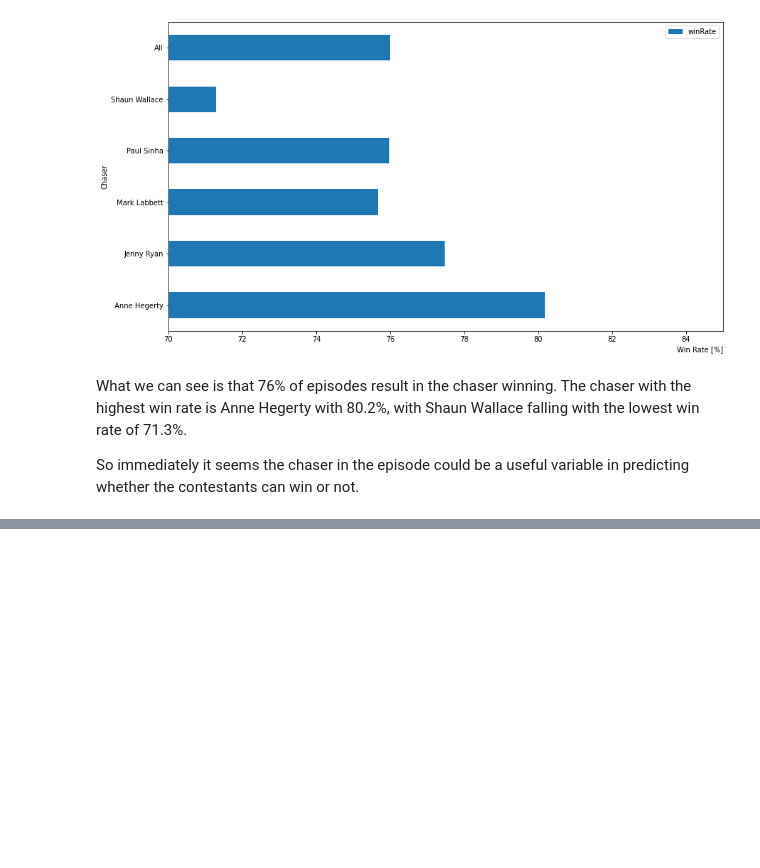
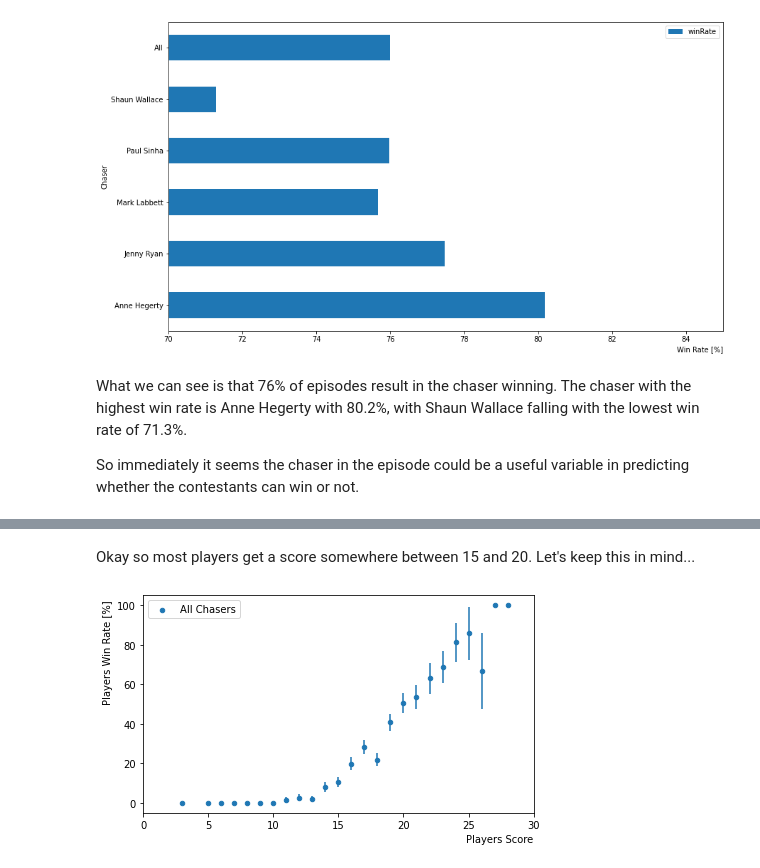
Before and after one commit to hjlyons/ClassicProjects, a Jupyter notebook: TheChase/Simple_EDA.ipynb, the cells around one changed output, grey strips where cells are left out. Drawn from its saved outputs; the diff is of its cells as text; code cells hidden in the pictures; blank space fills up the shorter version.

```diff
--- a/TheChase/Simple_EDA.ipynb
+++ b/TheChase/Simple_EDA.ipynb
@@ -43,0 +63,24 @@ So immediately it seems the chaser in the episode could be a useful variable in
+# %% [markdown]
+Okay so most players get a score somewhere between 15 and 20. Let's keep this in mind...
+# %%
+def plot_score_winrates(in_df, label="All Chasers"):
+    chasers_group = in_df[["playerScore","playerWin"]].groupby("playerScore")
+    winrate_df = pd.DataFrame()
+    winrate_df["winRate"] = chasers_group["playerWin"].sum()/chasers_group["playerWin"].count()
+    # Using binomial variance
+    winrate_df["winRateErr"] = (winrate_df["winRate"]*(1-winrate_df["winRate"])/chasers_group["playerWin"].count())**0.5
+    # Map fractions to percents
+    winrate_df["winRate"] = winrate_df["winRate"]*100
+    winrate_df["winRateErr"] = winrate_df["winRateErr"]*100
+
+    winrate_df["playerScore"] = chasers_group["playerWin"].sum().index
+    ax = winrate_df.plot(kind="scatter", x="playerScore", y="winRate", yerr="winRateErr", figsize=(7, 4),  xlim = [0,30])
+    ax.legend([label])
+    plt.xlabel('Players Score', horizontalalignment='right', x=1.0)
+    plt.ylabel('Players Win Rate [%]', horizontalalignment='left', x=1.0)
+
+    plt.show()
+
+plot_score_winrates(df)
+# %% [output]
+[figure, added]
```
Also changed, not shown: parts of 7 cells of this notebook.
